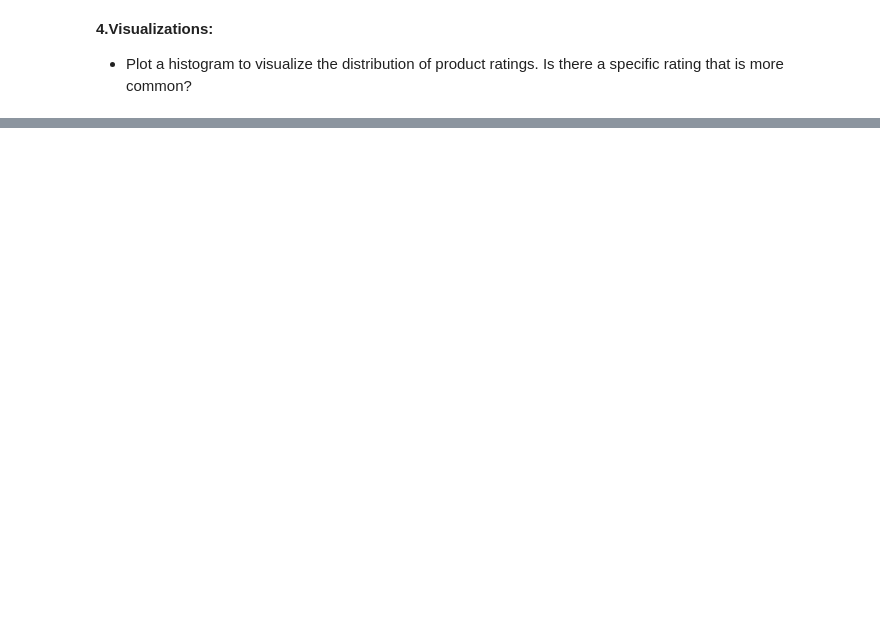
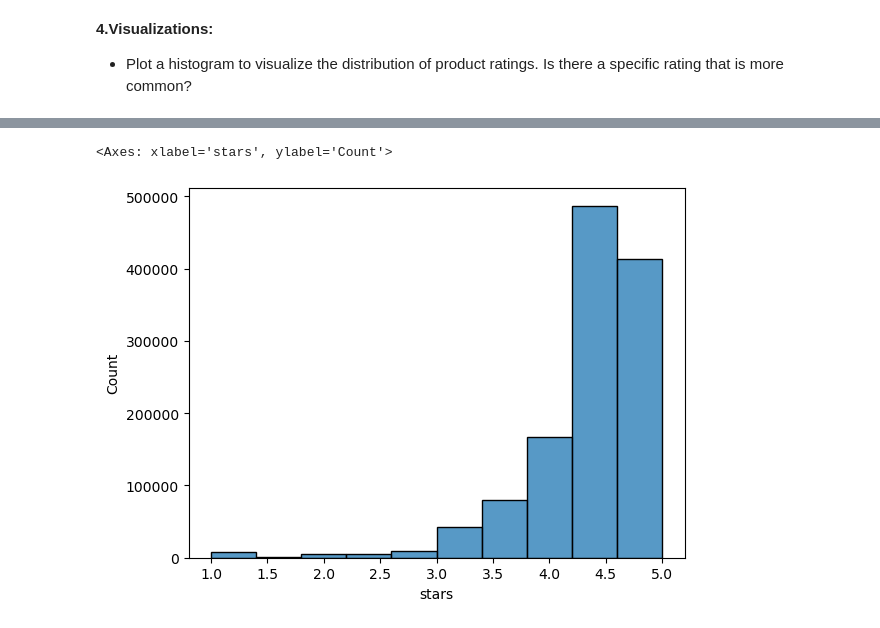
Before and after one commit to Beata2307/lab-eda-univariate, a Jupyter notebook: lab_EDA_univariate.ipynb, the cells around one changed output, grey strips where cells are left out. Saved outputs shown, nothing was run; the diff lists cells and outputs as text; code cells hidden in the pictures; blank space fills up the shorter version.

```diff
--- a/lab_EDA_univariate.ipynb
+++ b/lab_EDA_univariate.ipynb
@@ -304,0 +304,7 @@ Kurtosis:
+# %%
+# Histogram without stars '0' - so probably no rating
+
+sns.histplot(df['stars'][df['stars'] > 0], bins=10)
+# %% [output]
+<Axes: xlabel='stars', ylabel='Count'>
+[figure, added]
```
Also changed, not shown: parts of 20 cells of this notebook.
